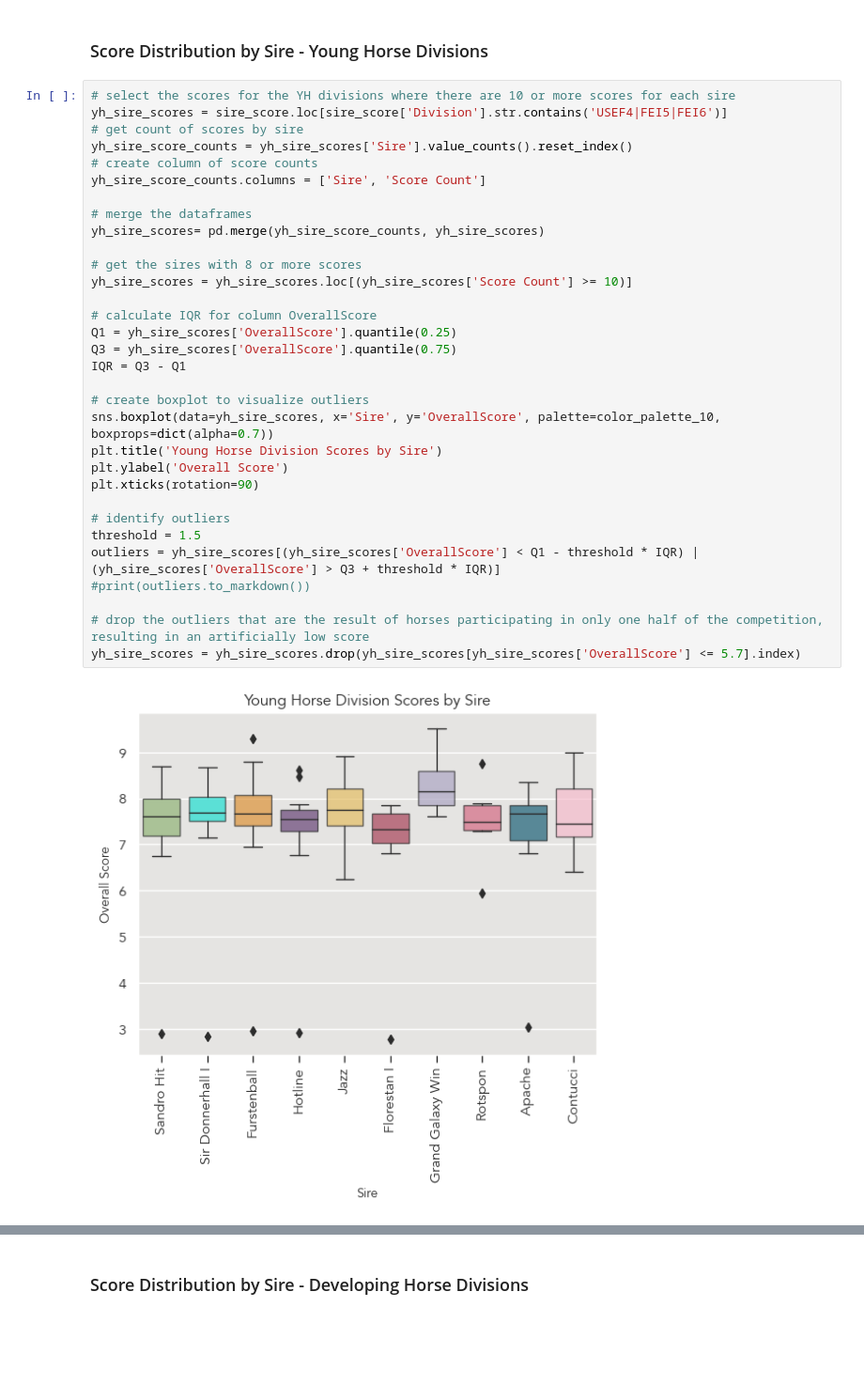
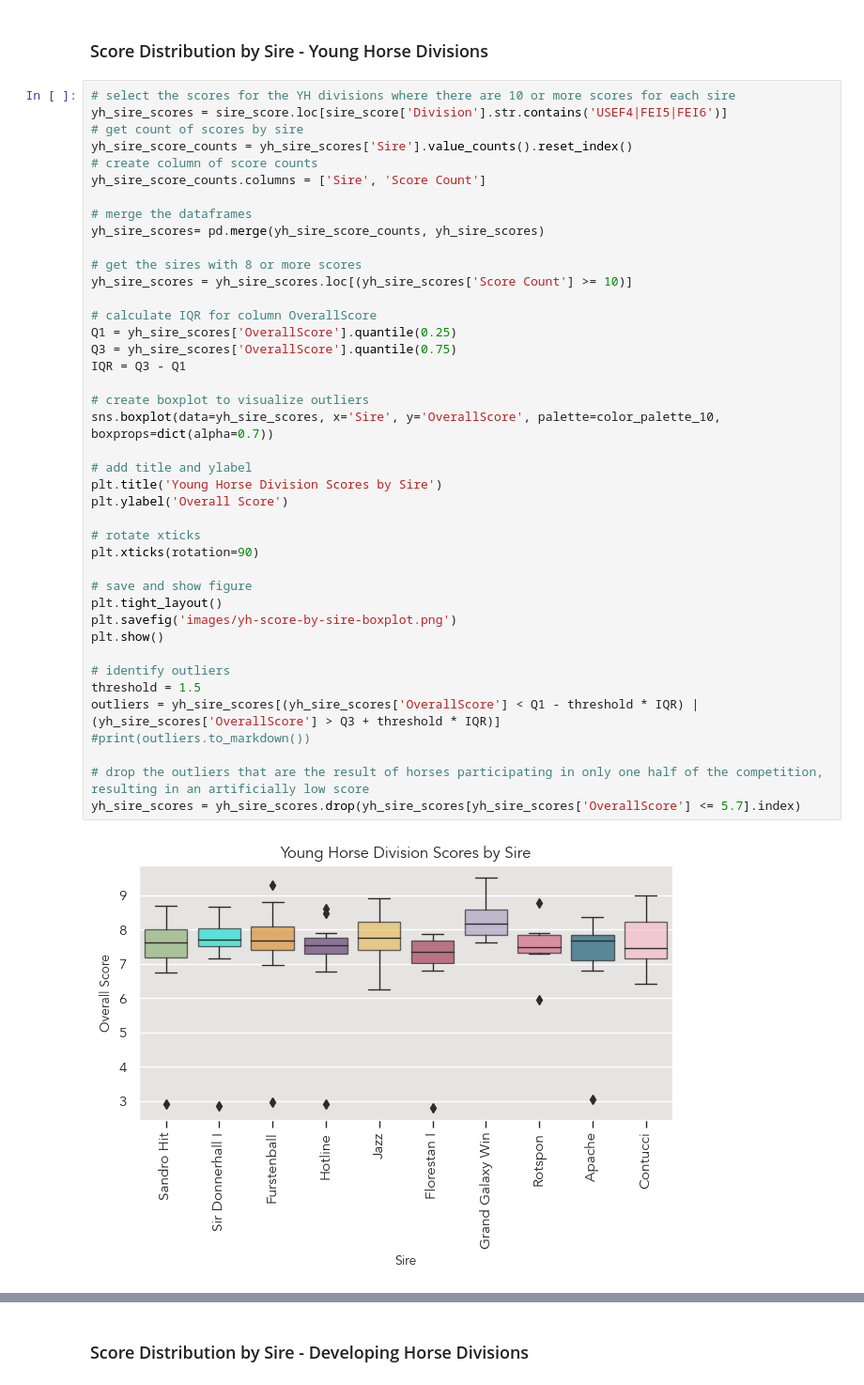
Before and after one commit to siobyrne/young-dressage-horse-program-analysis, a Jupyter notebook: younghorse.ipynb, the cells around one changed output, grey strips where cells are left out. Shown at 94% size. Drawn from its saved outputs; the diff is of its cells as text; blank space fills up the shorter version.

Commit message:
Add figures for score distribution by sire, edit README.md, general code cleanup

```diff
--- a/younghorse.ipynb
+++ b/younghorse.ipynb
@@ -1036,34 +1036,43 @@ yh_sire_scores = sire_score.loc[sire_score['Division'].str.contains('USEF4|FEI5|
 # get count of scores by sire
 yh_sire_score_counts = yh_sire_scores['Sire'].value_counts().reset_index()
 # create column of score counts
 yh_sire_score_counts.columns = ['Sire', 'Score Count']
 
 # merge the dataframes
 yh_sire_scores= pd.merge(yh_sire_score_counts, yh_sire_scores)
 
 # get the sires with 8 or more scores
 yh_sire_scores = yh_sire_scores.loc[(yh_sire_scores['Score Count'] >= 10)]
 
 # calculate IQR for column OverallScore
 Q1 = yh_sire_scores['OverallScore'].quantile(0.25)
 Q3 = yh_sire_scores['OverallScore'].quantile(0.75)
 IQR = Q3 - Q1
 
 # create boxplot to visualize outliers
 sns.boxplot(data=yh_sire_scores, x='Sire', y='OverallScore', palette=color_palette_10, boxprops=dict(alpha=0.7))
+
+# add title and ylabel
 plt.title('Young Horse Division Scores by Sire')
 plt.ylabel('Overall Score')
+
+# rotate xticks
 plt.xticks(rotation=90)
+
+# save and show figure
+plt.tight_layout()
+plt.savefig('images/yh-score-by-sire-boxplot.png')
+plt.show()
 
 # identify outliers
 threshold = 1.5
 outliers = yh_sire_scores[(yh_sire_scores['OverallScore'] < Q1 - threshold * IQR) | (yh_sire_scores['OverallScore'] > Q3 + threshold * IQR)]
 #print(outliers.to_markdown())
 
 # drop the outliers that are the result of horses participating in only one half of the competition, resulting in an artificially low score
 yh_sire_scores = yh_sire_scores.drop(yh_sire_scores[yh_sire_scores['OverallScore'] <= 5.7].index)
 # %% [output]
-[figure, old version]
+[figure, new version]
 # %%
 # create histogram of scores by sire for the Young Horse divisions
 
```
Also changed, not shown: parts of 3 cells of this notebook, 5 other files.
